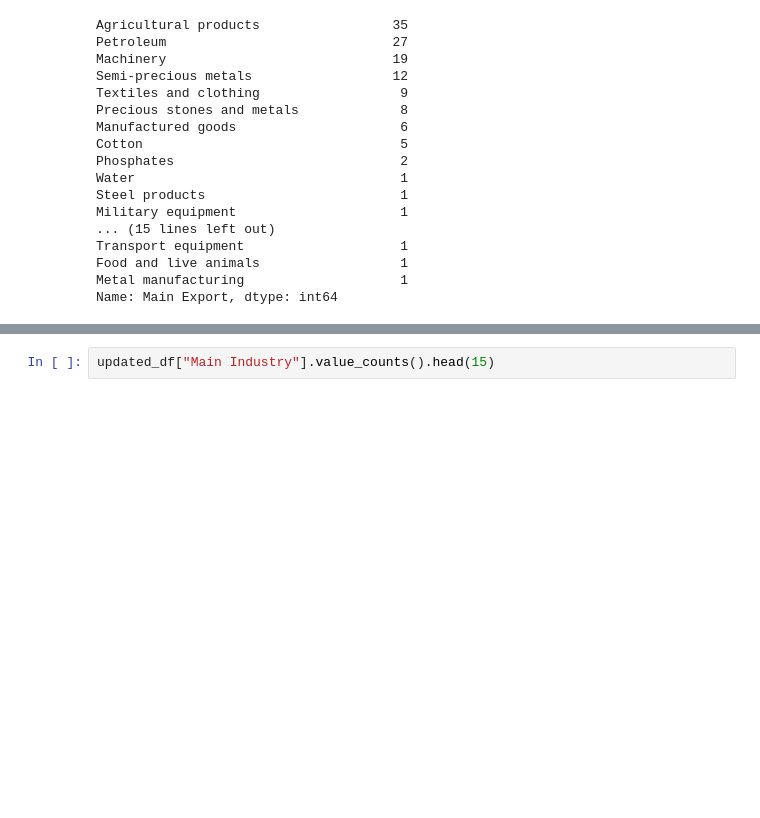
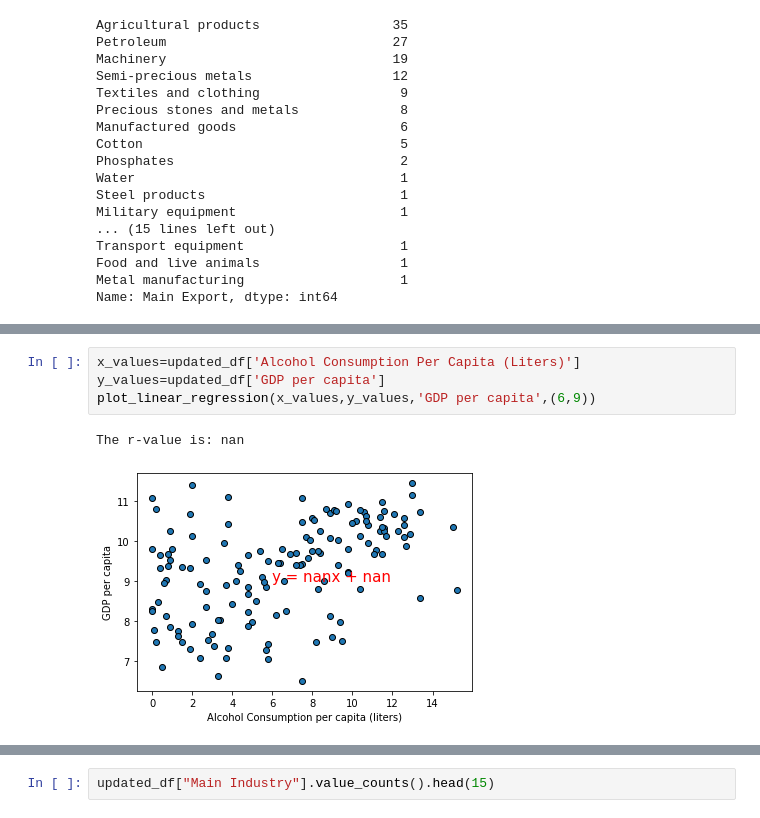
Before and after one commit to reccleston/data-analysis-project-1, a Jupyter notebook: nadia/project_work_2021.ipynb, the cells around one changed output, grey strips where cells are left out. Cells and saved outputs as stored; diff of their text form; blank space fills up the shorter version.

```diff
--- a/nadia/project_work_2021.ipynb
+++ b/nadia/project_work_2021.ipynb
@@ -119,0 +179,7 @@ top_export_data
+# %%
+x_values=updated_df['Alcohol Consumption Per Capita (Liters)']
+y_values=updated_df['GDP per capita']
+plot_linear_regression(x_values,y_values,'GDP per capita',(6,9))
+# %% [output]
+The r-value is: nan
+[figure, added]
```
Also changed, not shown: parts of 12 cells of this notebook, 1 other file.
